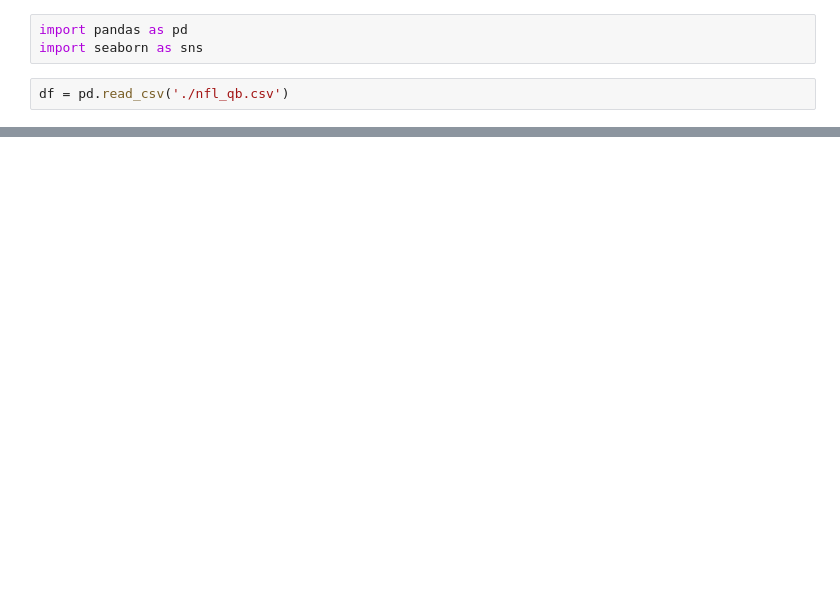
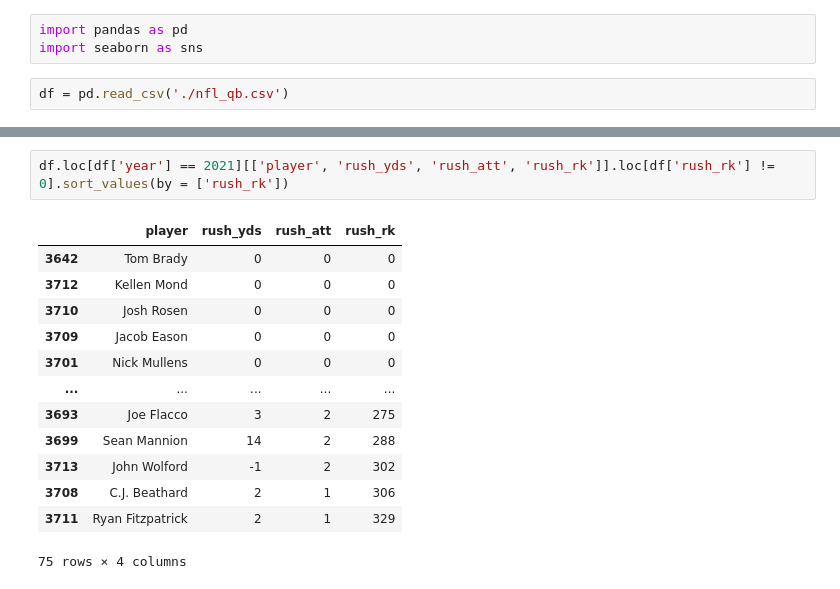
Before and after one commit to gnswain/math475_project2, a Jupyter notebook: test.ipynb, the cells around one changed output, grey strips where cells are left out. Cells and saved outputs as stored; diff of their text form; blank space fills up the shorter version.

```diff
--- a/test.ipynb
+++ b/test.ipynb
@@ -20,0 +27,16 @@ sns.scatterplot(data = df, x = 'year', y = 'pass_yds', hue = 'ap_2nd')
+# %%
+df.loc[df['year'] == 2021][['player', 'rush_yds', 'rush_att', 'rush_rk']].loc[df['rush_rk'] != 0].sort_values(by = ['rush_rk'])
+# %% [output]
+|  | player | rush_yds | rush_att | rush_rk |
+| 3642 | Tom Brady | 0 | 0 | 0 |
+| 3712 | Kellen Mond | 0 | 0 | 0 |
+| 3710 | Josh Rosen | 0 | 0 | 0 |
+| 3709 | Jacob Eason | 0 | 0 | 0 |
+| 3701 | Nick Mullens | 0 | 0 | 0 |
+| ... | ... | ... | ... | ... |
+| 3693 | Joe Flacco | 3 | 2 | 275 |
+| 3699 | Sean Mannion | 14 | 2 | 288 |
+| 3713 | John Wolford | -1 | 2 | 302 |
+| 3708 | C.J. Beathard | 2 | 1 | 306 |
+| 3711 | Ryan Fitzpatrick | 2 | 1 | 329 |
+75 rows × 4 columns
```
Also changed, not shown: parts of 3 cells of this notebook, 3 other files.
